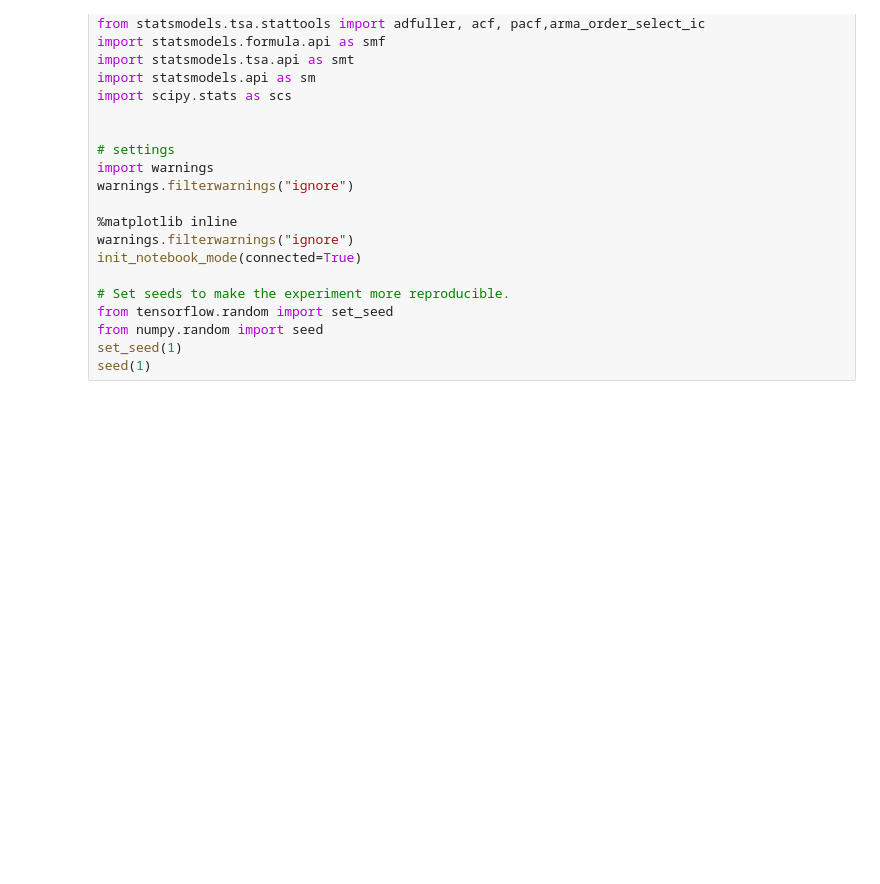
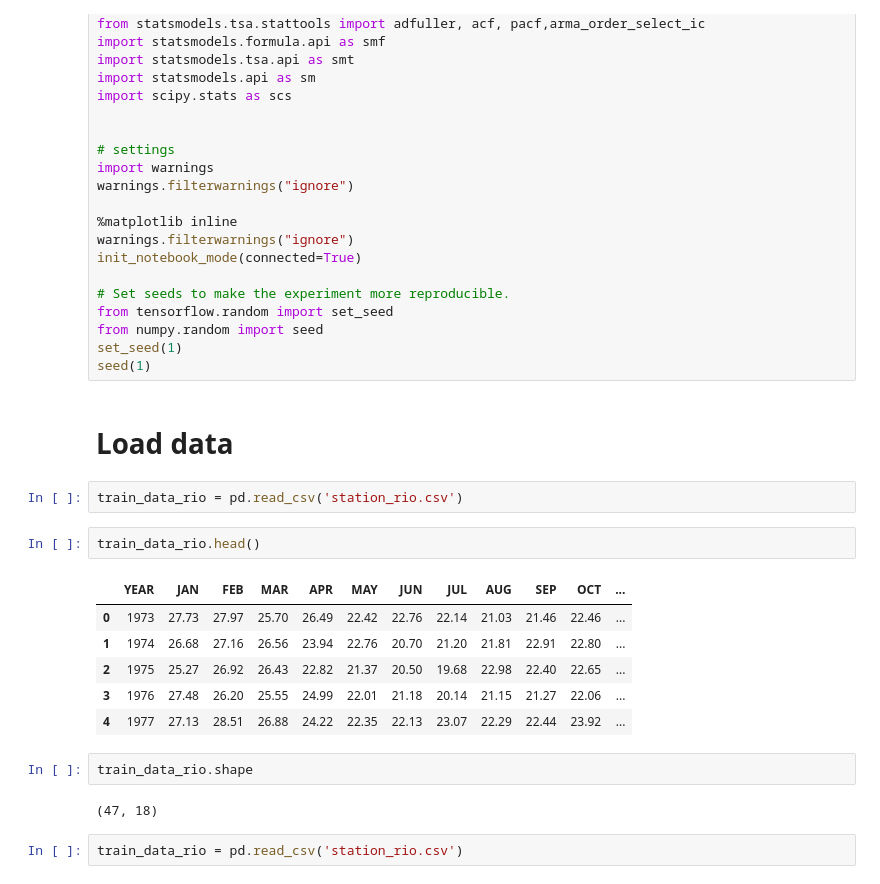
Before and after one commit to camazlucas/PEE-CPE727-Aprendizado-Profundo, a Jupyter notebook: 2024-03/Seminarios/11 - Aplicacoes em Series Temporais/Aplicacao em Series Temporais.ipynb, the cells around one changed output. Cells and saved outputs as stored; diff of their text form; blank space fills up the shorter version.

```diff
--- a/2024-03/Seminarios/11 - Aplicacoes em Series Temporais/Aplicacao em Series Temporais.ipynb
+++ b/2024-03/Seminarios/11 - Aplicacoes em Series Temporais/Aplicacao em Series Temporais.ipynb
@@ -54,3 +54,22 @@ from tensorflow.random import set_seed
 from numpy.random import seed
 set_seed(1)
 seed(1)
+# %% [markdown]
+# Load data
+# %%
+train_data_rio = pd.read_csv('station_rio.csv')
+# %%
+train_data_rio.head()
+# %% [output]
+|  | YEAR | JAN | FEB | MAR | APR | MAY | JUN | JUL | AUG | SEP | OCT | ... |
+| 0 | 1973 | 27.73 | 27.97 | 25.70 | 26.49 | 22.42 | 22.76 | 22.14 | 21.03 | 21.46 | 22.46 | ... |
+| 1 | 1974 | 26.68 | 27.16 | 26.56 | 23.94 | 22.76 | 20.70 | 21.20 | 21.81 | 22.91 | 22.80 | ... |
+| 2 | 1975 | 25.27 | 26.92 | 26.43 | 22.82 | 21.37 | 20.50 | 19.68 | 22.98 | 22.40 | 22.65 | ... |
+| 3 | 1976 | 27.48 | 26.20 | 25.55 | 24.99 | 22.01 | 21.18 | 20.14 | 21.15 | 21.27 | 22.06 | ... |
+| 4 | 1977 | 27.13 | 28.51 | 26.88 | 24.22 | 22.35 | 22.13 | 23.07 | 22.29 | 22.44 | 23.92 | ... |
+# %%
+train_data_rio.shape
+# %% [output]
+(47, 18)
+# %%
+train_data_rio = pd.read_csv('station_rio.csv')
```
Also changed, not shown: parts of 41 cells of this notebook.
